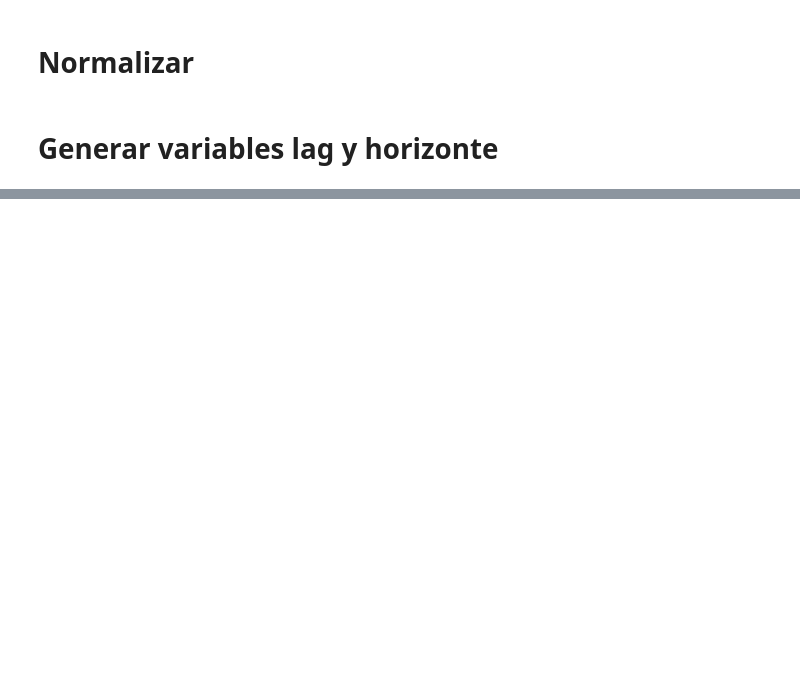
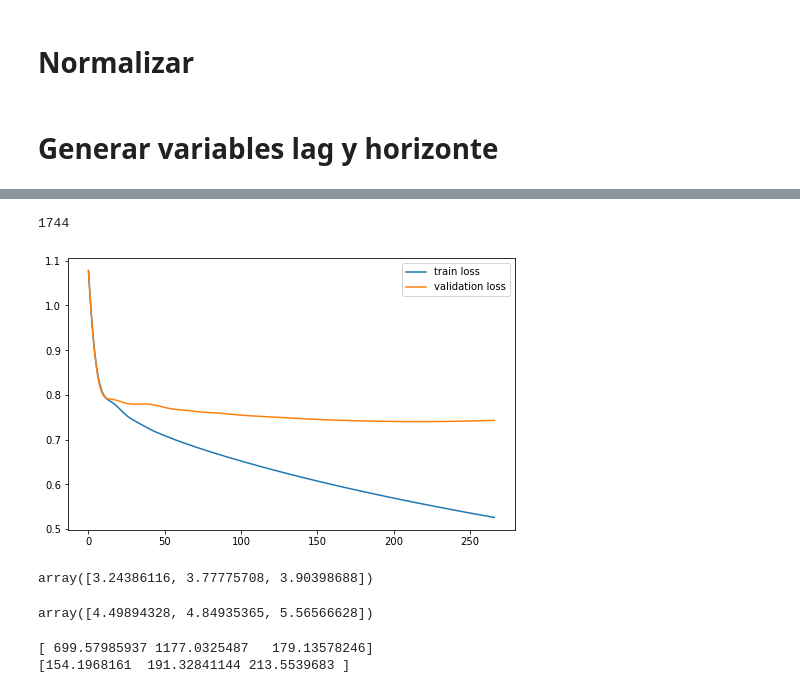
Before and after one commit to valegrei/gdp-growth-forecast, a Jupyter notebook: gdp_growth_forecasting/modelamiento/modelos.ipynb, the cells around one changed output, grey strips where cells are left out. Drawn from its saved outputs; the diff is of its cells as text; code cells hidden in the pictures; blank space fills up the shorter version.

```diff
--- a/gdp_growth_forecasting/modelamiento/modelos.ipynb
+++ b/gdp_growth_forecasting/modelamiento/modelos.ipynb
@@ -72,0 +122,10 @@ df_std.iloc[:,:] = np.clip(df_std,-5,5)
+# %%
+n_batch = len(x_train)
+# %%
+n_batch
+# %% [output]
+1744
+# %%
+mlp = build_mlp(n_steps_in,n_features,n_steps_out,250,2,1e-4,'tanh')
+# %%
+history = mlp.fit(x_train,y_train,epochs=2000,batch_size=n_batch,validation_split=0.2,verbose=0,callbacks=[es],shuffle=False)
@@ -72,0 +134,10 @@ df_std.iloc[:,:] = np.clip(df_std,-5,5)
+# %%
+def plot_loss(history,metric):
+    fig, ax = plt.subplots(figsize = (8,5))
+    ax.plot(history.history[metric],label='train '+metric)
+    ax.plot(history.history['val_'+metric],label='validation '+metric)
+    ax.legend()
+# %%
+plot_loss(history,'loss')
+# %% [output]
+[figure, added]
@@ -72,0 +149,14 @@ df_std.iloc[:,:] = np.clip(df_std,-5,5)
+# %%
+mae(dn_y_test, dn_y_pred)
+# %% [output]
+array([3.24386116, 3.77775708, 3.90398688])
+# %%
+rmse(dn_y_test, dn_y_pred)
+# %% [output]
+array([4.49894328, 4.84935365, 5.56566628])
+# %%
+print(mape(y_test,y_pred))
+print(mape(dn_y_test,dn_y_pred))
+# %% [output]
+[ 699.57985937 1177.0325487   179.13578246]
+[154.1968161  191.32841144 213.5539683 ]
```
Also changed, not shown: parts of 39 cells of this notebook.
